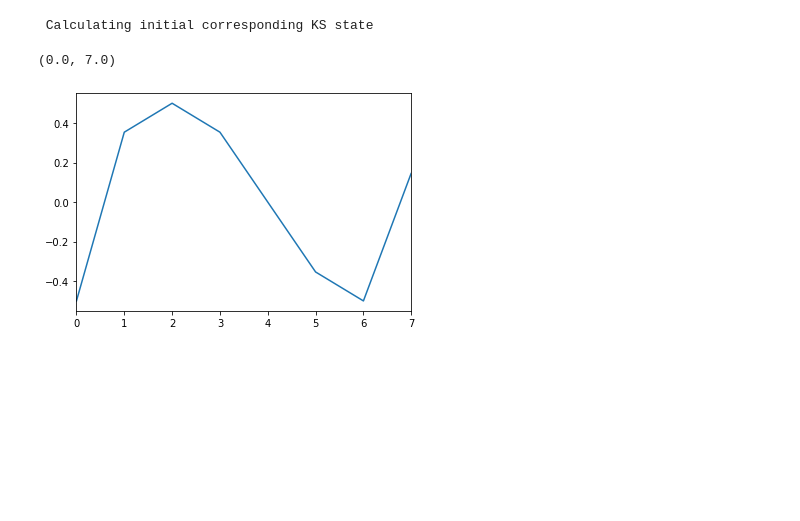
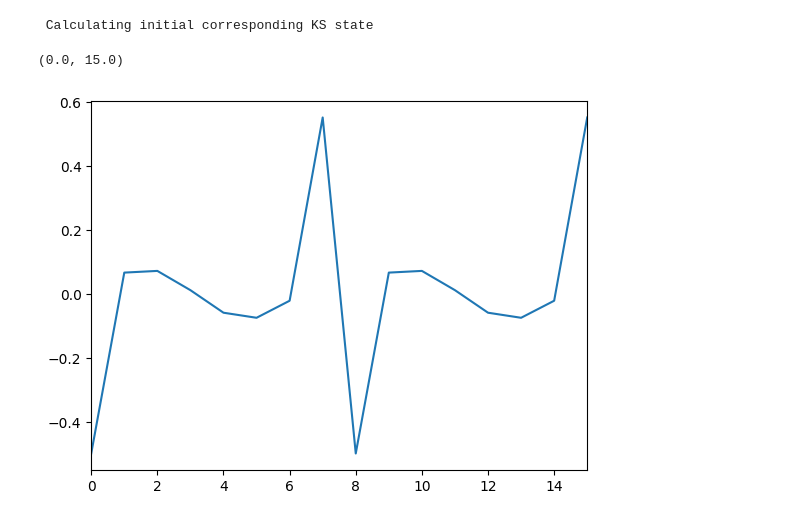
Before and after one commit to brownj42/TDDFTinversion, a Jupyter notebook: python/Example_4.ipynb, the cells around one changed output. Drawn from its saved outputs; the diff is of its cells as text; code cells hidden in the pictures; blank space fills up the shorter version.

```diff
--- a/python/Example_4.ipynb
+++ b/python/Example_4.ipynb
@@ -46,8 +46,8 @@ np1=16 #number of grid points for 1-dimension
 sysparams=td.derivedtypes.init_systemparameters(np1)
 sysparams.nd=1 #number of dimensions
 sysparams.npart=4 #number of particles
-sysparams.nalpha=4
-sysparams.nbeta=0
+sysparams.nalpha=2
+sysparams.nbeta=2
 sysparams.xmin=0 #minimum grid point
 sysparams.xmax=15 #maximum grid point
 sysparams.ct=0. #starting time
@@ -55,7 +55,7 @@ sysparams.dth=0.01 #goal time step
 sysparams.dvksmax=100 #max derivative of density with respect to time
 sysparams.pinv0minresqlp1=1 #pseudoinverse set to 0, minresqlp set to 1
 sysparams.quantization=2 #Quantization
-sysparams.energy=-2 #Energy of KS system, this can if desired
+sysparams.energy=-6 #Energy of KS system, this can if desired
 td.derivedtypes.fill_systemparameters(sysparams)
 td.keomod.buildkeo(sysparams) #build kinetic energy operator and lattice values
 #print(sysparams)
@@ -185,24 +192,24 @@ sharedvals.vin[:] = sharedvals.v1[:]
 # %%
 # Add sinusoidal potential to external potential (represented as sigma_z terms)
 qu_op = QubitOperator()
 for i in range(7):
-    qu_op += QubitOperator(f"Z{i}", 0.5*np.sin(i*np.pi/4))
+    qu_op += QubitOperator(f"Z{i}", 0.1*np.sin(i*np.pi/4))
 fe_op = reverse_jordan_wigner(qu_op)
 
 vadd = np.zeros(n_pts_s)
 for term, coeff in fe_op.terms.items():
     if term:
         vadd[term[0][0]] = coeff
     else:
         vadd += coeff
 
-sharedvals.vin[:] += np.kron(o, 0.5*np.sin(np.array(range(n_pts_s))*np.pi/4))
+sharedvals.vin[:] += np.kron([1,1], 0.1*np.sin(np.array(range(n_pts_s)))*np.pi/4)
 sharedvals.v1[:] = sharedvals.vin[:]
 plt.plot(sharedvals.vin)
-plt.xlim([0, 7])
+plt.xlim([0, 15])
 # %% [output]
-(0.0, 7.0)
+(0.0, 15.0)
-[figure, old version]
+[figure, new version]
 # %%
 sysparams.dt=sysparams.dth
 
```
Also changed, not shown: parts of 10 cells of this notebook, 15 other files.
